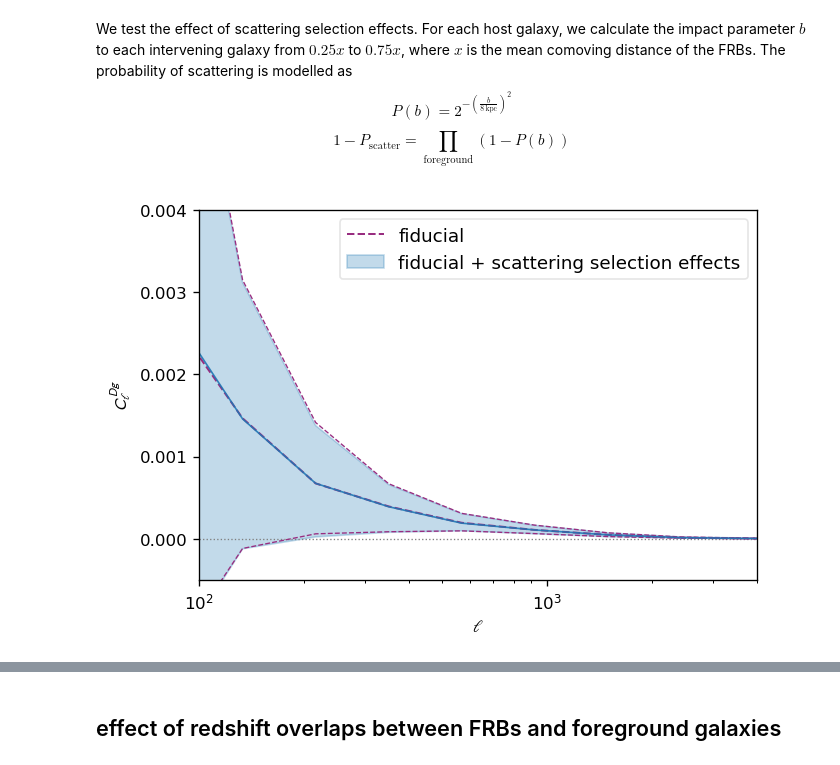
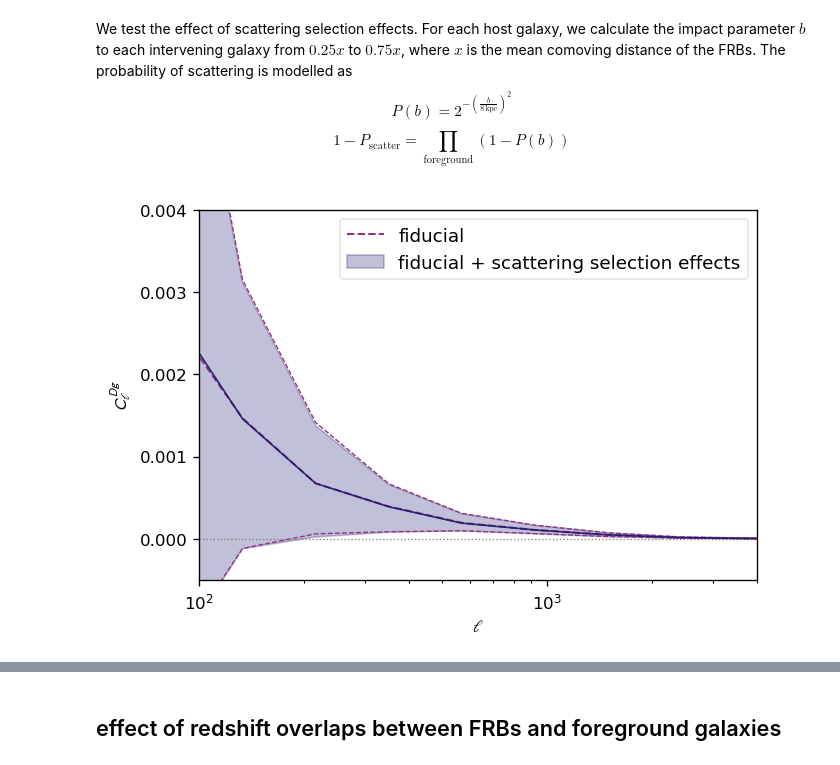
Before and after one commit to aqcheng/illustris_frb, a Jupyter notebook: notebooks/experiments.ipynb, the cells around one changed output, grey strips where cells are left out. Drawn from its saved outputs; the diff is of its cells as text; code cells hidden in the pictures.

```diff
--- a/notebooks/experiments.ipynb
+++ b/notebooks/experiments.ipynb
@@ -591,7 +595,8 @@ We test the effect of scattering selection effects. For each host galaxy, we cal
 $$P(b) = 2^{-\left(\frac{b}{8\,\text{kpc}}\right)^2} $$
 $$1 - P_\text{scatter} = \prod_{\text{foreground}} (1 - P(b)) $$
 # %%
-subplot_from_list((res['scatter_ClDgs'],), ref_ClDg=fid_ClDgs, ref_label='fiducial', labels=('fiducial + scattering selection effects',))
+c = 'midnightblue'
+subplot_from_list((res['scatter_ClDgs'],), ref_ClDg=fid_ClDgs, colors=(c,), ref_label='fiducial', labels=('fiducial + scattering selection effects',))
 plt.savefig(os.path.join(figpath, 'scatter_sfunc.pdf'))
 # %% [output]
-[figure, old version]
+[figure, new version]
```
Also changed, not shown: parts of 8 cells of this notebook.
